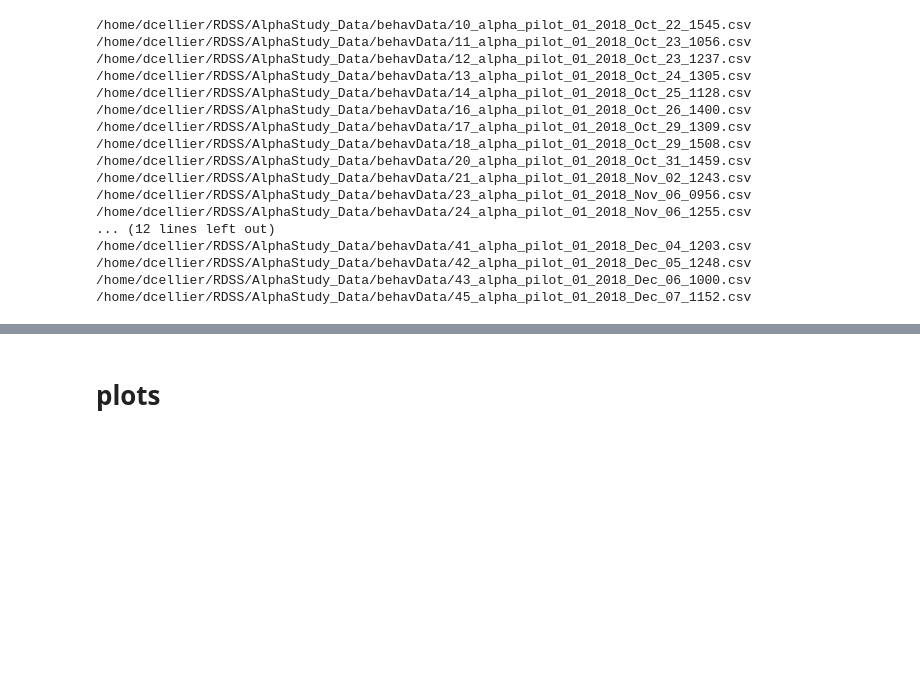
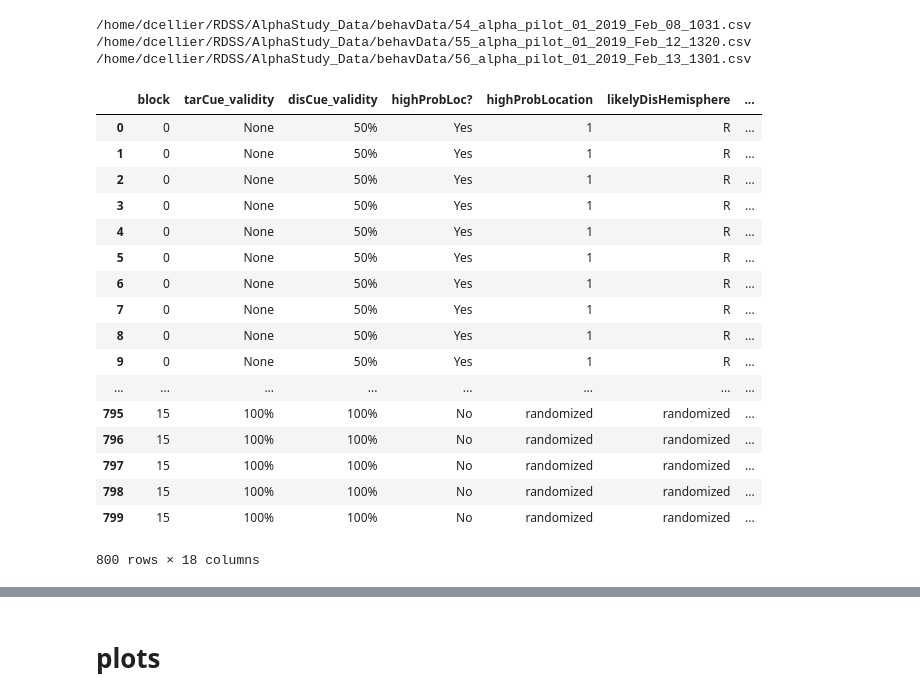
Before and after one commit to HwangLabNeuroCogDynamics/Alpha-Study, a Jupyter notebook: behavioral_analysis_pilot.ipynb, the cells around one changed output, grey strips where cells are left out. Cells and saved outputs as stored; diff of their text form; code cells hidden in the pictures; blank space fills up the shorter version.

```diff
--- a/behavioral_analysis_pilot.ipynb
+++ b/behavioral_analysis_pilot.ipynb
@@ -63,7 +65,7 @@ for l in subjects:
     all_results=pd.DataFrame()
     sub_results=[]
     for sub in l:
-        pattern='%s_alpha_pilot_01_2018_*_*_*.csv' %sub
+        pattern='%s_alpha_pilot_01_201*_*_*_*.csv' %sub
         for f in files:
             if fnmatch.fnmatch(f,pattern):
                 thisSub=f
@@ -80,20 +82,27 @@ for l in subjects:
     all_iters_all.append(all_results)
     all_iters_sub.append(sub_results)
 # %% [output]
-/home/dcellier/RDSS/AlphaStudy_Data/behavData/10_alpha_pilot_01_2018_Oct_22_1545.csv
-/home/dcellier/RDSS/AlphaStudy_Data/behavData/11_alpha_pilot_01_2018_Oct_23_1056.csv
-/home/dcellier/RDSS/AlphaStudy_Data/behavData/12_alpha_pilot_01_2018_Oct_23_1237.csv
-/home/dcellier/RDSS/AlphaStudy_Data/behavData/13_alpha_pilot_01_2018_Oct_24_1305.csv
-/home/dcellier/RDSS/AlphaStudy_Data/behavData/14_alpha_pilot_01_2018_Oct_25_1128.csv
-/home/dcellier/RDSS/AlphaStudy_Data/behavData/16_alpha_pilot_01_2018_Oct_26_1400.csv
-/home/dcellier/RDSS/AlphaStudy_Data/behavData/17_alpha_pilot_01_2018_Oct_29_1309.csv
-/home/dcellier/RDSS/AlphaStudy_Data/behavData/18_alpha_pilot_01_2018_Oct_29_1508.csv
-/home/dcellier/RDSS/AlphaStudy_Data/behavData/20_alpha_pilot_01_2018_Oct_31_1459.csv
-/home/dcellier/RDSS/AlphaStudy_Data/behavData/21_alpha_pilot_01_2018_Nov_02_1243.csv
-/home/dcellier/RDSS/AlphaStudy_Data/behavData/23_alpha_pilot_01_2018_Nov_06_0956.csv
-/home/dcellier/RDSS/AlphaStudy_Data/behavData/24_alpha_pilot_01_2018_Nov_06_1255.csv
-... (12 lines left out)
-/home/dcellier/RDSS/AlphaStudy_Data/behavData/41_alpha_pilot_01_2018_Dec_04_1203.csv
-/home/dcellier/RDSS/AlphaStudy_Data/behavData/42_alpha_pilot_01_2018_Dec_05_1248.csv
-/home/dcellier/RDSS/AlphaStudy_Data/behavData/43_alpha_pilot_01_2018_Dec_06_1000.csv
-/home/dcellier/RDSS/AlphaStudy_Data/behavData/45_alpha_pilot_01_2018_Dec_07_1152.csv
+/home/dcellier/RDSS/AlphaStudy_Data/behavData/54_alpha_pilot_01_2019_Feb_08_1031.csv
+/home/dcellier/RDSS/AlphaStudy_Data/behavData/55_alpha_pilot_01_2019_Feb_12_1320.csv
+/home/dcellier/RDSS/AlphaStudy_Data/behavData/56_alpha_pilot_01_2019_Feb_13_1301.csv
+# %%
+pd.read_csv('/home/dcellier/RDSS/AlphaStudy_Data/behavData/55_alpha_pilot_01_2019_Feb_12_1320.csv')
+# %% [output]
+|  | block | tarCue_validity | disCue_validity | highProbLoc? | highProbLocation | likelyDisHemisphere | ... |
+| 0 | 0 | None | 50% | Yes | 1 | R | ... |
+| 1 | 0 | None | 50% | Yes | 1 | R | ... |
+| 2 | 0 | None | 50% | Yes | 1 | R | ... |
+| 3 | 0 | None | 50% | Yes | 1 | R | ... |
+| 4 | 0 | None | 50% | Yes | 1 | R | ... |
+| 5 | 0 | None | 50% | Yes | 1 | R | ... |
+| 6 | 0 | None | 50% | Yes | 1 | R | ... |
+| 7 | 0 | None | 50% | Yes | 1 | R | ... |
+| 8 | 0 | None | 50% | Yes | 1 | R | ... |
+| 9 | 0 | None | 50% | Yes | 1 | R | ... |
+| ... | ... | ... | ... | ... | ... | ... | ... |
+| 795 | 15 | 100% | 100% | No | randomized | randomized | ... |
+| 796 | 15 | 100% | 100% | No | randomized | randomized | ... |
+| 797 | 15 | 100% | 100% | No | randomized | randomized | ... |
+| 798 | 15 | 100% | 100% | No | randomized | randomized | ... |
+| 799 | 15 | 100% | 100% | No | randomized | randomized | ... |
+800 rows × 18 columns
```
Also changed, not shown: parts of 16 cells of this notebook, 2 other files.
